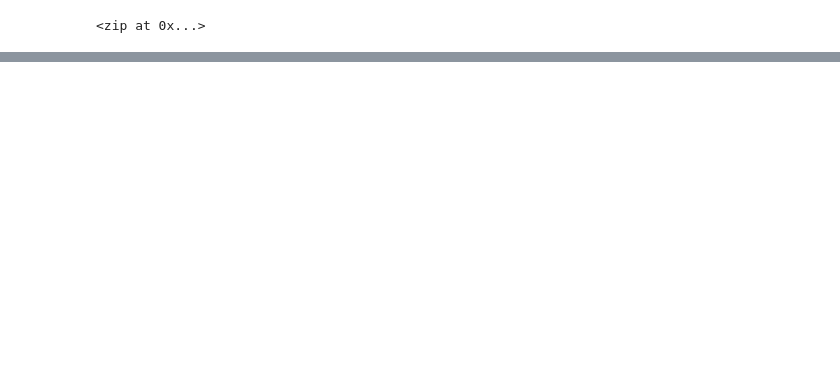
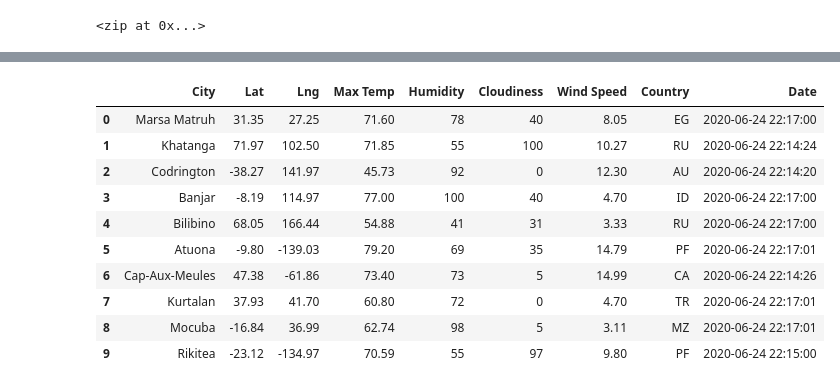
Before and after one commit to abhattac92/World_Weather_Analysis, a Jupyter notebook: WeatherPy.ipynb, the cells around one changed output, grey strips where cells are left out. Drawn from its saved outputs; the diff is of its cells as text; code cells hidden in the pictures; blank space fills up the shorter version.

Commit message:
Retrieving, collecting and cleaning weather data

```diff
--- a/WeatherPy.ipynb
+++ b/WeatherPy.ipynb
@@ -31,0 +35,3 @@ len(cities)
+# %%
+url = "http://api.openweathermap.org/data/2.5/weather?units=Imperial&APPID=" + weather_api_key
+print(url)
@@ -31,0 +117,16 @@ len(cities)
+# %%
+# Convert the array of dictionaries to a Pandas DataFrame.
+city_data_df = pd.DataFrame(city_data)
+city_data_df.head(10)
+# %% [output]
+|  | City | Lat | Lng | Max Temp | Humidity | Cloudiness | Wind Speed | Country | Date |
+| 0 | Marsa Matruh | 31.35 | 27.25 | 71.60 | 78 | 40 | 8.05 | EG | 2020-06-24 22:17:00 |
+| 1 | Khatanga | 71.97 | 102.50 | 71.85 | 55 | 100 | 10.27 | RU | 2020-06-24 22:14:24 |
+| 2 | Codrington | -38.27 | 141.97 | 45.73 | 92 | 0 | 12.30 | AU | 2020-06-24 22:14:20 |
+| 3 | Banjar | -8.19 | 114.97 | 77.00 | 100 | 40 | 4.70 | ID | 2020-06-24 22:17:00 |
+| 4 | Bilibino | 68.05 | 166.44 | 54.88 | 41 | 31 | 3.33 | RU | 2020-06-24 22:17:00 |
+| 5 | Atuona | -9.80 | -139.03 | 79.20 | 69 | 35 | 14.79 | PF | 2020-06-24 22:17:01 |
+| 6 | Cap-Aux-Meules | 47.38 | -61.86 | 73.40 | 73 | 5 | 14.99 | CA | 2020-06-24 22:14:26 |
+| 7 | Kurtalan | 37.93 | 41.70 | 60.80 | 72 | 0 | 4.70 | TR | 2020-06-24 22:17:01 |
+| 8 | Mocuba | -16.84 | 36.99 | 62.74 | 98 | 5 | 3.11 | MZ | 2020-06-24 22:17:01 |
+| 9 | Rikitea | -23.12 | -134.97 | 70.59 | 55 | 97 | 9.80 | PF | 2020-06-24 22:15:00 |
```
Also changed, not shown: parts of 6 cells of this notebook, 3 other files.
